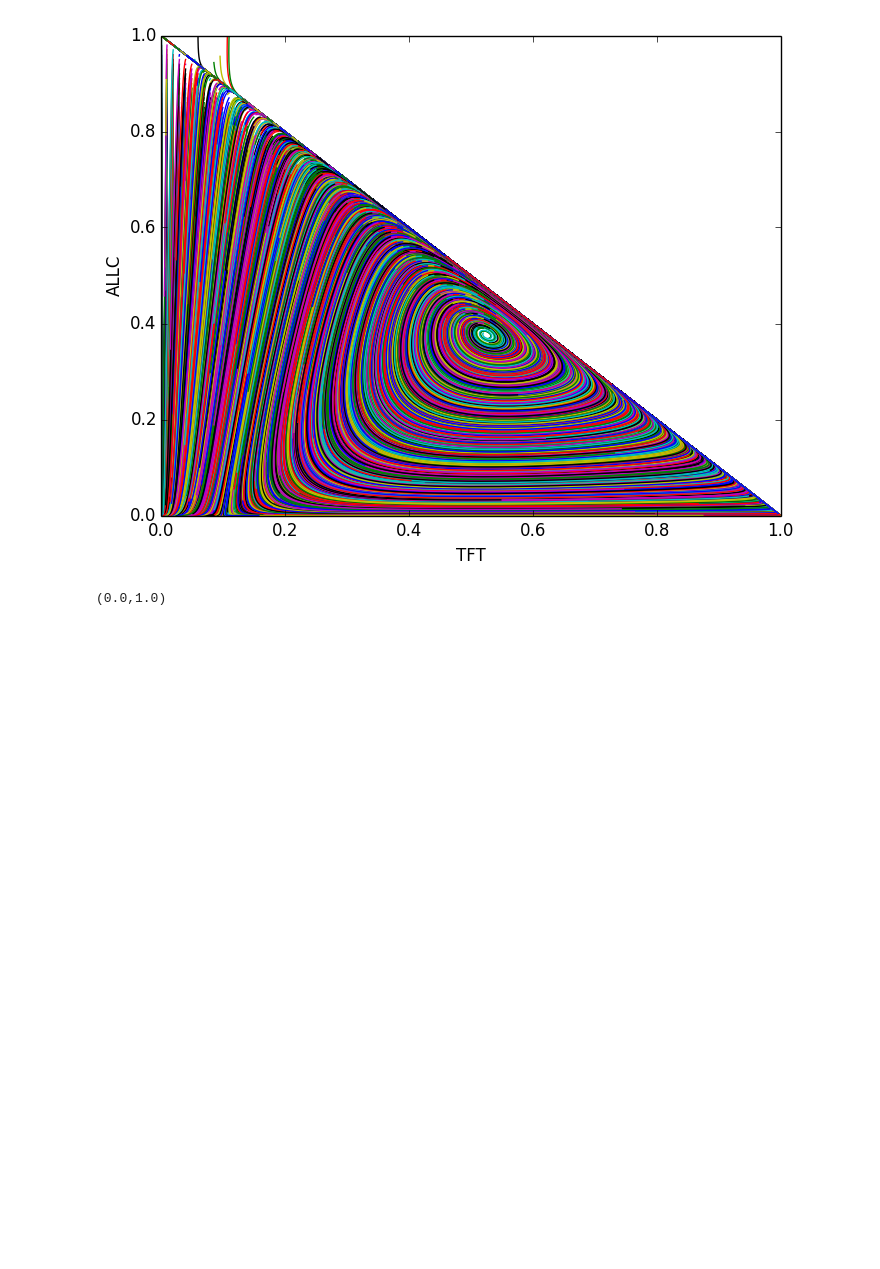
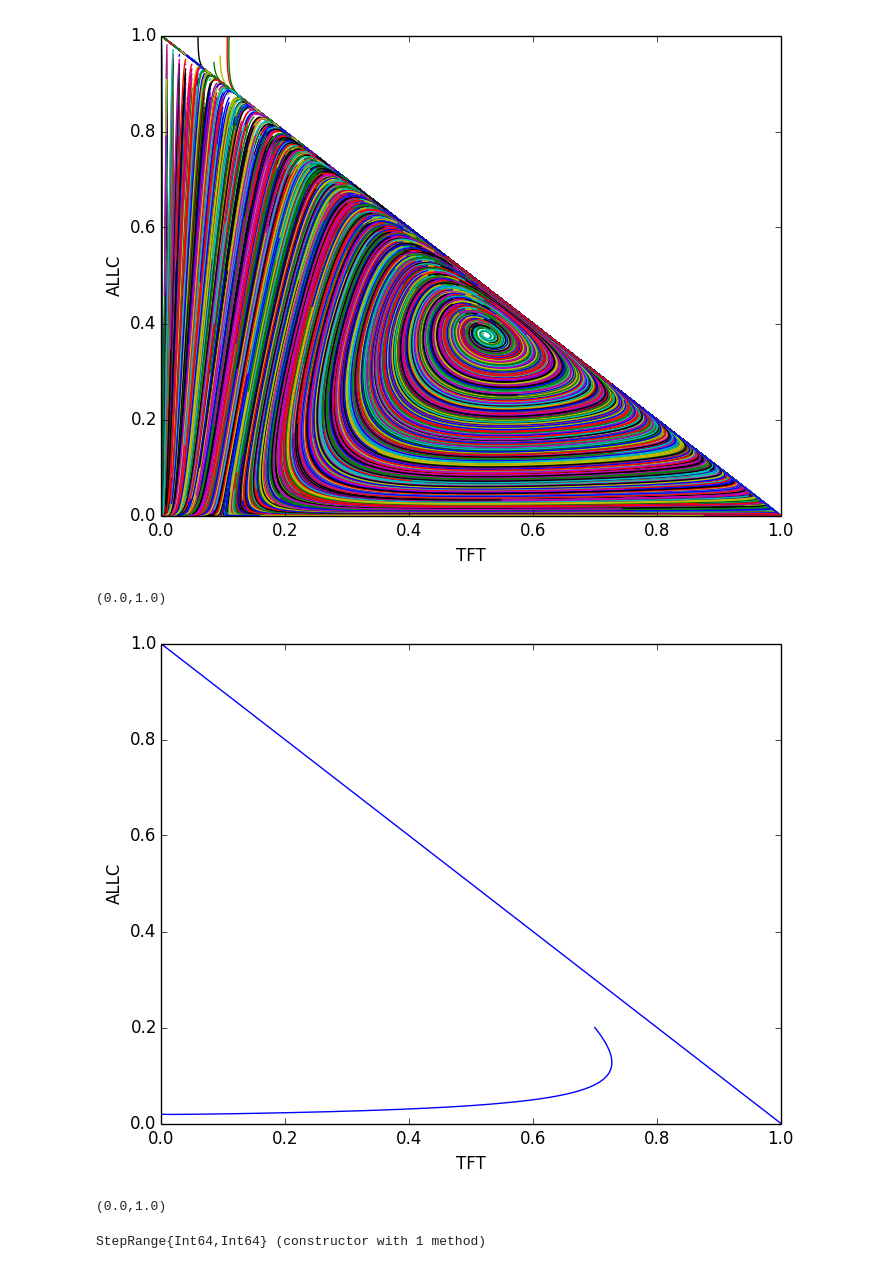
Before and after one commit to computationalevolutionarydynamics/Jedy.jl, a Jupyter notebook: notebooks/Infinite Populations.ipynb, the cells around one changed output. Saved outputs shown, nothing was run; the diff lists cells and outputs as text; code cells hidden in the pictures; blank space fills up the shorter version.

```diff
--- a/notebooks/Infinite Populations.ipynb
+++ b/notebooks/Infinite Populations.ipynb
@@ -11,7 +6,7 @@ using ODE
 # %% [output]
 INFO: Loading help data...
 # %%
-function Replicator(t, frequency) #d_frequency/dt
+function Replicator(timeRange, frequency) #d_frequency/dt
     """
     Parameters
     ----------
@@ -100,3 +95,32 @@ Step size 2.882601099500811e-14 too small at t = 8.31439555083258
 Step size 2.35385058836735e-14 too small at t = 6.688206670193846
 [figure]
 (0.0,1.0)
+# %%
+#prisoners dilemma
+n = 3 #number of strategies
+T = 5.0 #temptation for defecting
+R = 3.0 #reward for cooperation
+P = 1.0 #punishment for mutual defect
+S = 0.1 #sucker's payoff
+m = 10.0 #number of rounds
+c = 0.8 #cost value of TFT
+u = 0.0 #mutation rate
+#game = [R*m S*m R*m ; T*m P*m T+P*(m-1) ; R*m-c S+P*(m-1)-c R*m-c]
+
+#rock paper scissors
+game = Float64[0.0 0.0 -1.0 ; -1.0 0.0 1.0 ; 1.0 -1.0 0.0]
+timeRange = [0, 150]
+step = 0.01
+initialFrequency = [0.2; 0.1; 0.7]
+phaseDiagram(initialFrequency,game,timeRange)
+PyPlot.xlabel("TFT")
+PyPlot.ylabel("ALLC")
+PyPlot.ylim(0.0,1.0)
+PyPlot.xlim(0.0,1.0)
+# %% [output]
+[figure, added]
+(0.0,1.0)
+# %%
+typeof(timeRange)
+# %% [output]
+StepRange{Int64,Int64} (constructor with 1 method)
```
Also changed, not shown: parts of 2 cells of this notebook.
